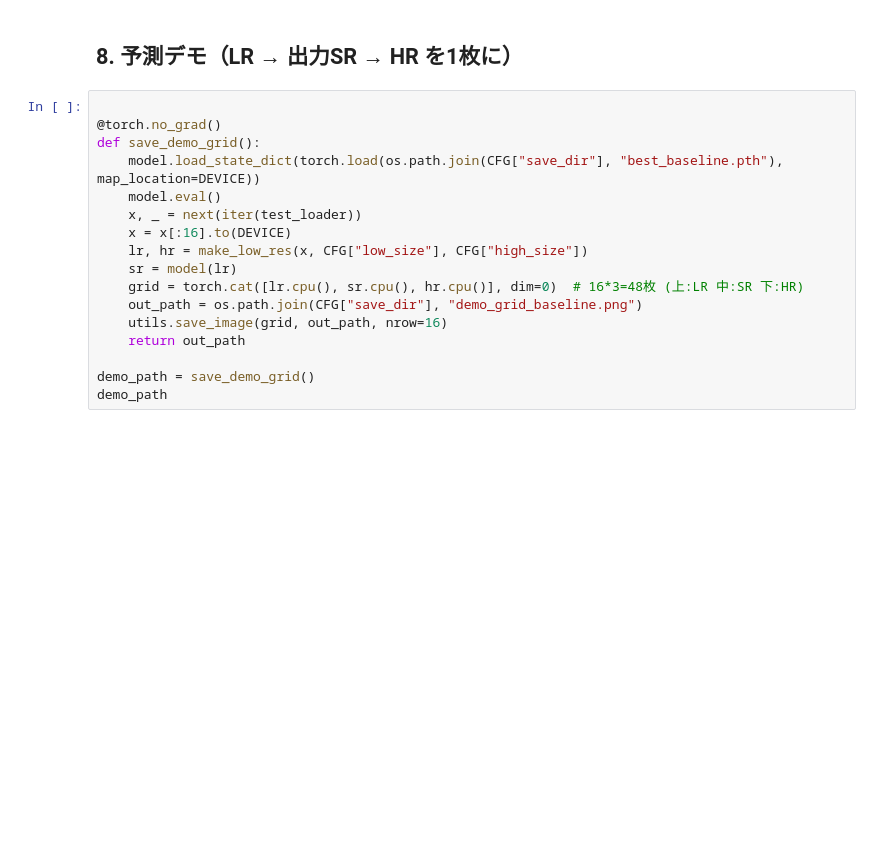
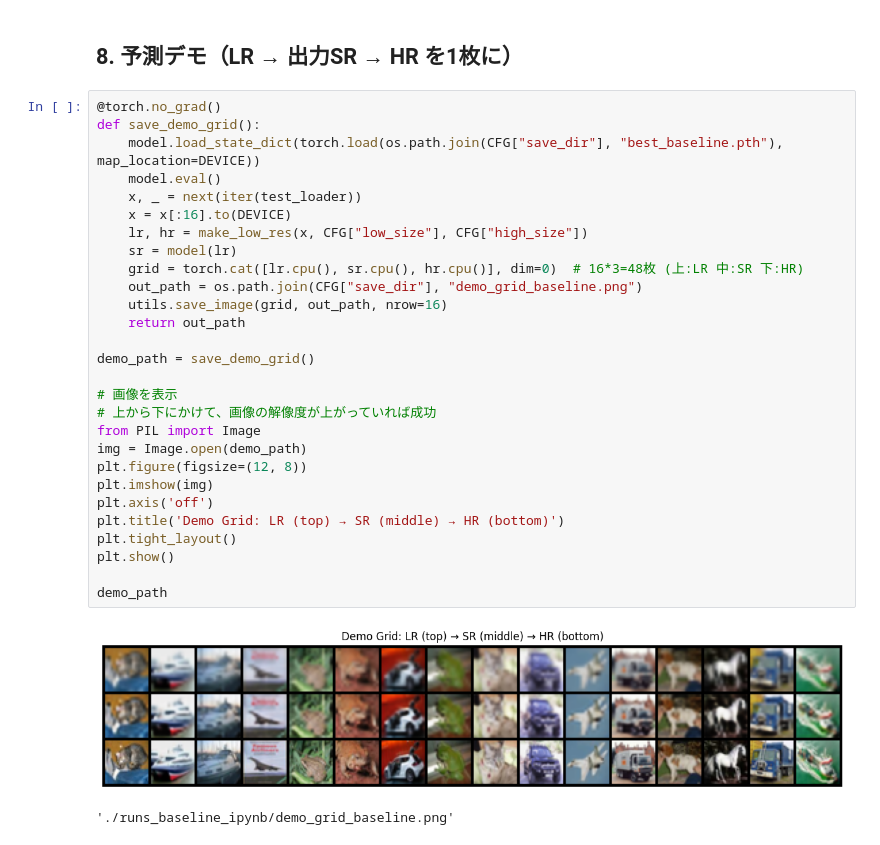
Before and after one commit to yuusyasiratama/simple-superres-cifar10, a Jupyter notebook: product_coding.ipynb, the cells around one changed output. Cells and saved outputs as stored; diff of their text form; blank space fills up the shorter version.

```diff
--- a/product_coding.ipynb
+++ b/product_coding.ipynb
@@ -186,21 +204,35 @@ os.listdir(CFG["save_dir"])
 # %% [markdown]
 ## 8. 予測デモ（LR → 出力SR → HR を1枚に）
 # %%
-
 @torch.no_grad()
 def save_demo_grid():
     model.load_state_dict(torch.load(os.path.join(CFG["save_dir"], "best_baseline.pth"), map_location=DEVICE))
     model.eval()
     x, _ = next(iter(test_loader))
     x = x[:16].to(DEVICE)
     lr, hr = make_low_res(x, CFG["low_size"], CFG["high_size"])
     sr = model(lr)
     grid = torch.cat([lr.cpu(), sr.cpu(), hr.cpu()], dim=0)  # 16*3=48枚 (上:LR 中:SR 下:HR)
     out_path = os.path.join(CFG["save_dir"], "demo_grid_baseline.png")
     utils.save_image(grid, out_path, nrow=16)
     return out_path
 
 demo_path = save_demo_grid()
+
+# 画像を表示
+# 上から下にかけて、画像の解像度が上がっていれば成功
+from PIL import Image
+img = Image.open(demo_path)
+plt.figure(figsize=(12, 8))
+plt.imshow(img)
+plt.axis('off')
+plt.title('Demo Grid: LR (top) → SR (middle) → HR (bottom)')
+plt.tight_layout()
+plt.show()
+
 demo_path
+# %% [output]
+[figure, added]
+'./runs_baseline_ipynb/demo_grid_baseline.png'
 # %% [markdown]
 <!-- Best is kernel=4, last dropout? -->
```
Also changed, not shown: parts of 5 cells of this notebook.
